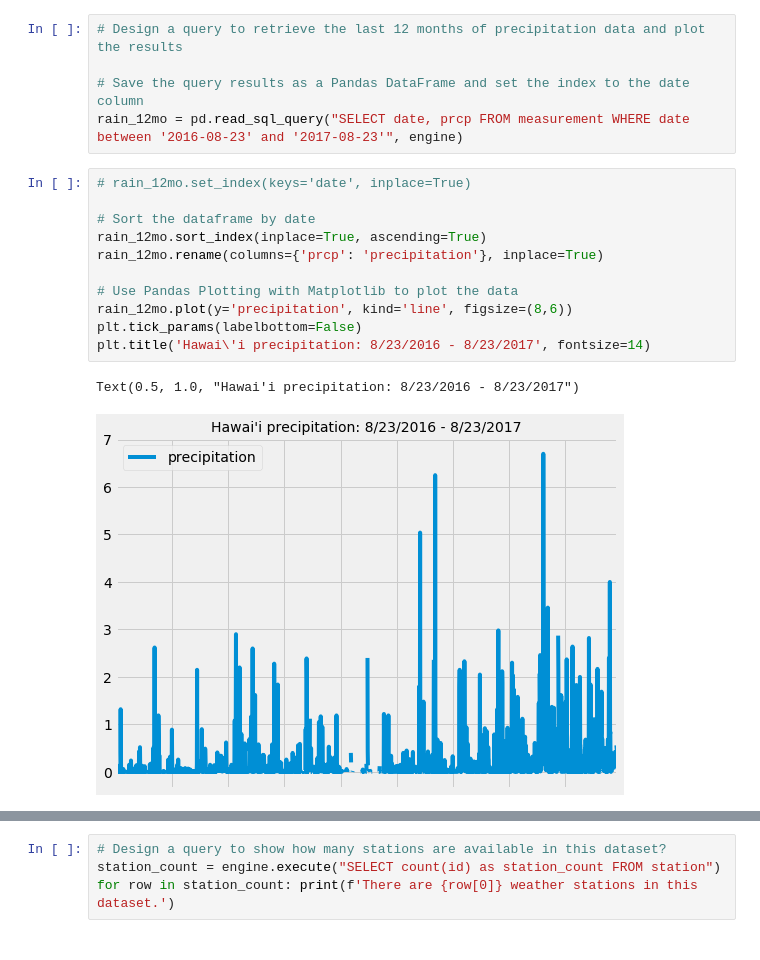
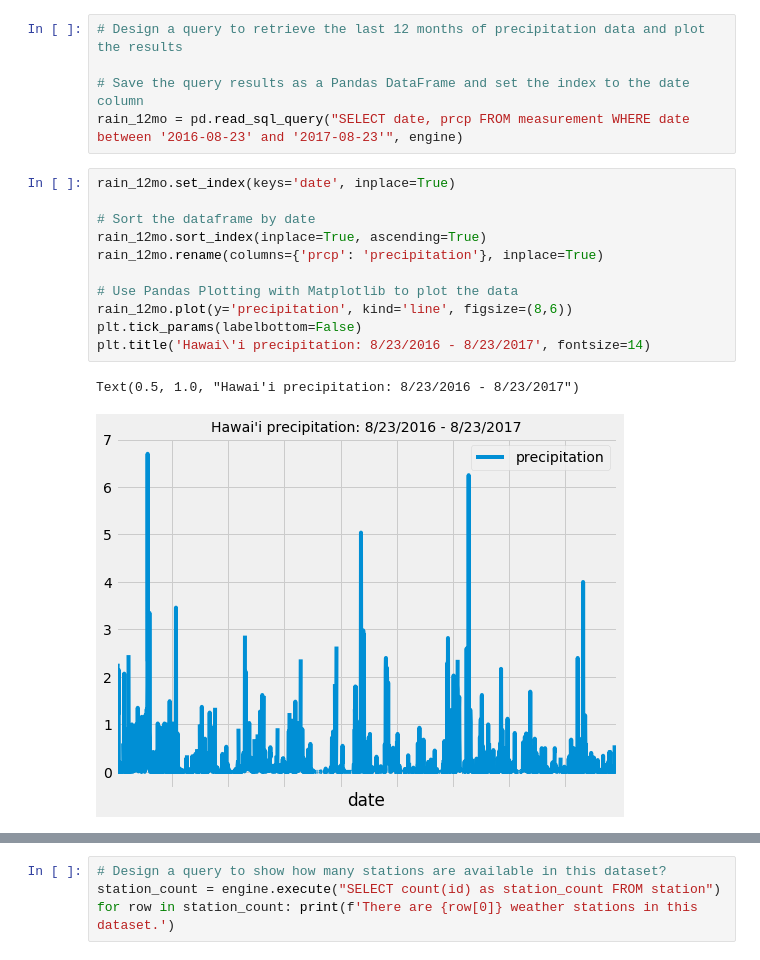
Before and after one commit to skonkiel/hawaii-weather-analysis, a Jupyter notebook: climate_starter.ipynb, the cells around one changed output, grey strips where cells are left out. Saved outputs shown, nothing was run; the diff lists cells and outputs as text.

```diff
--- a/climate_starter.ipynb
+++ b/climate_starter.ipynb
@@ -68,16 +86,16 @@ for c in cols:
 # Save the query results as a Pandas DataFrame and set the index to the date column
 rain_12mo = pd.read_sql_query("SELECT date, prcp FROM measurement WHERE date between '2016-08-23' and '2017-08-23'", engine)
 # %%
-# rain_12mo.set_index(keys='date', inplace=True)
+rain_12mo.set_index(keys='date', inplace=True)
 
 # Sort the dataframe by date
 rain_12mo.sort_index(inplace=True, ascending=True)
 rain_12mo.rename(columns={'prcp': 'precipitation'}, inplace=True)
 
 # Use Pandas Plotting with Matplotlib to plot the data
 rain_12mo.plot(y='precipitation', kind='line', figsize=(8,6))
 plt.tick_params(labelbottom=False)
 plt.title('Hawai\'i precipitation: 8/23/2016 - 8/23/2017', fontsize=14)
 # %% [output]
 Text(0.5, 1.0, "Hawai'i precipitation: 8/23/2016 - 8/23/2017")
-[figure, old version]
+[figure, new version]
```
Also changed, not shown: parts of 8 cells of this notebook.
